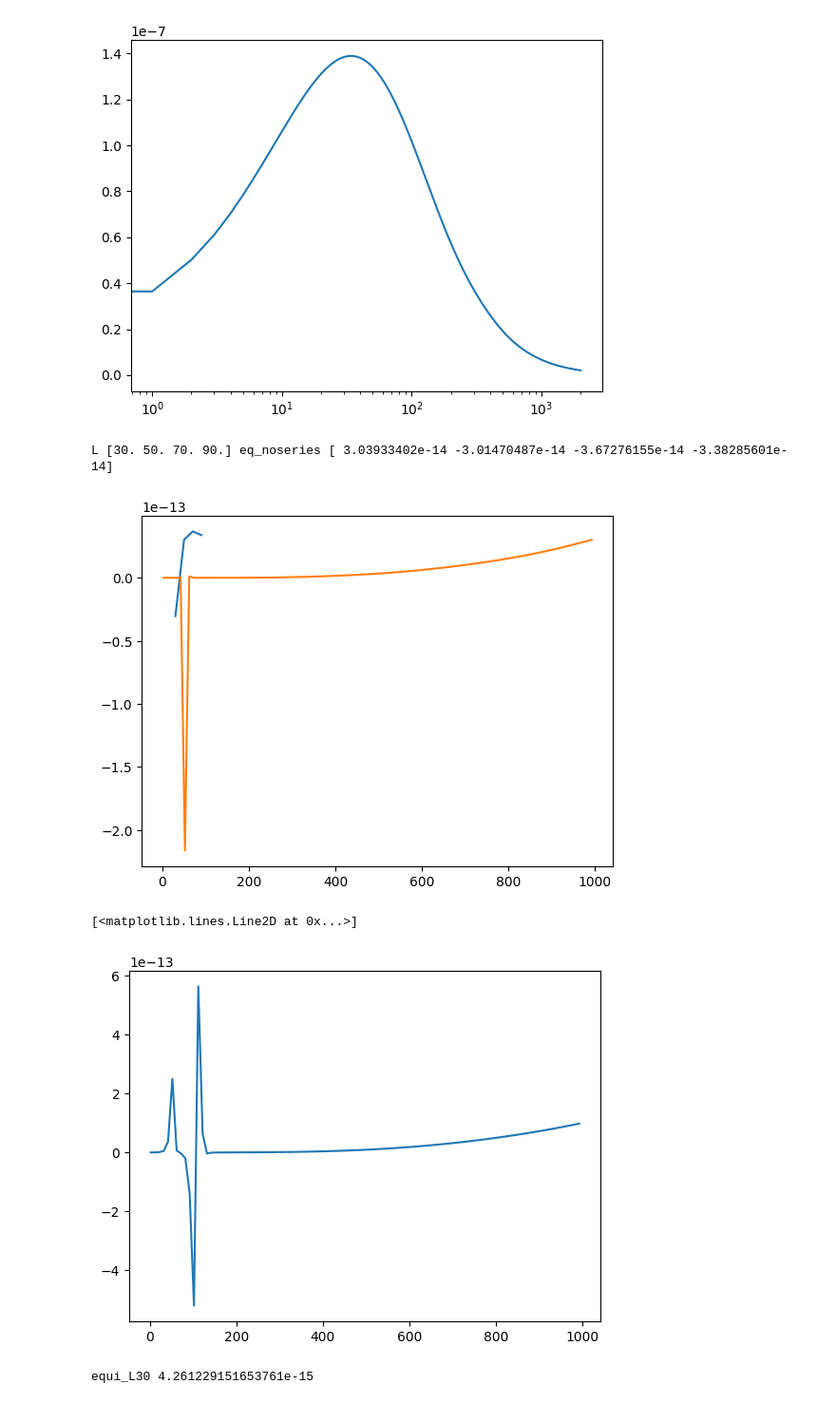
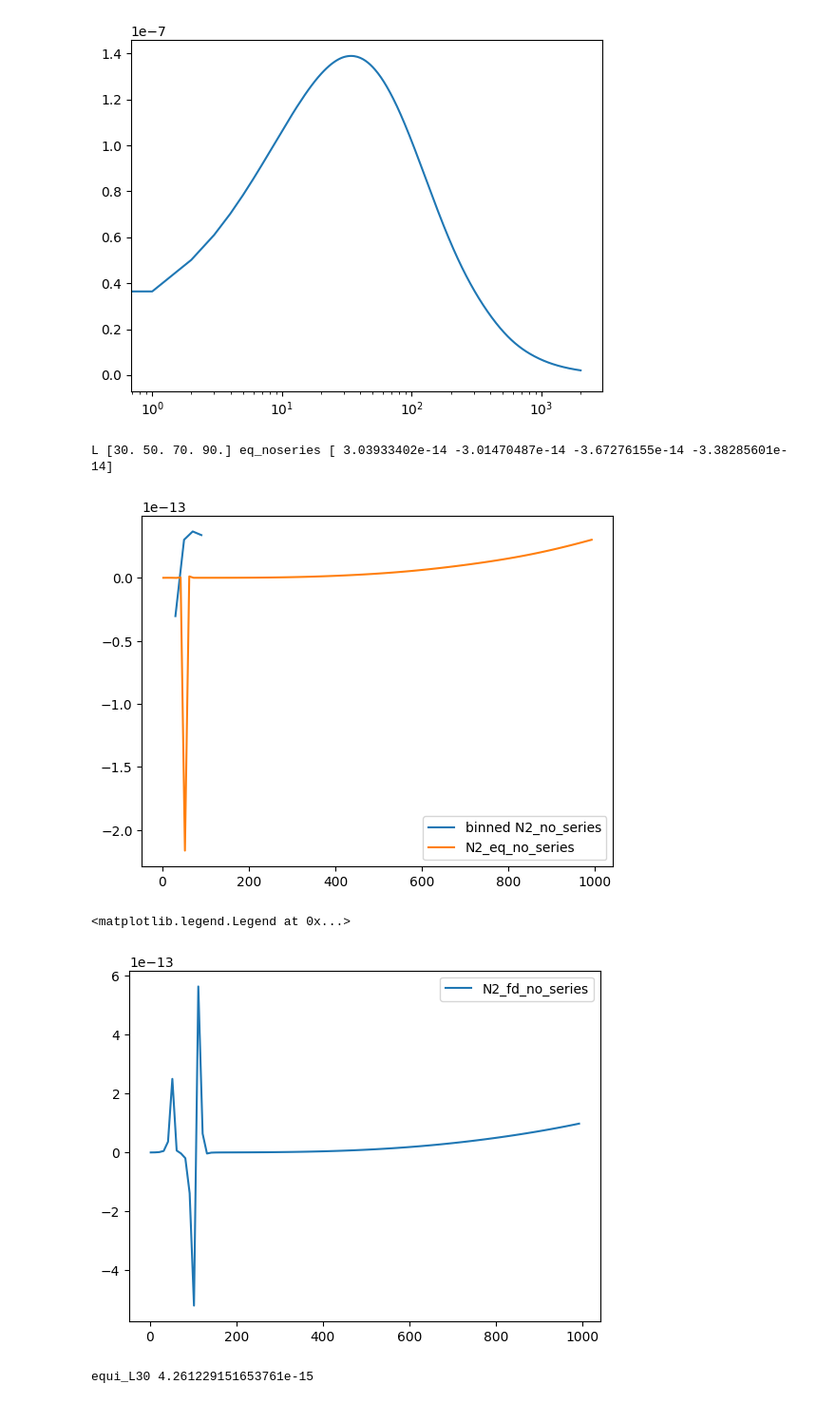
Before and after one commit to aleksandrbowkis/bispec_opt_est, a Jupyter notebook: N2_numerical/Binning_effects/Visualisation/N2_tests.ipynb, the cells around one changed output. Shown at 95% size. Saved outputs shown, nothing was run; the diff lists cells and outputs as text; code cells hidden in the pictures.

```diff
--- a/N2_numerical/Binning_effects/Visualisation/N2_tests.ipynb
+++ b/N2_numerical/Binning_effects/Visualisation/N2_tests.ipynb
@@ -54,19 +54,21 @@ plt.show()
 # %%
 # Import N2 no series equilateral binned full result
 L_eq_noseries_bin, eq_noseries_bin = np.load('/home/amb257/kappa_bispec/bispec_opt_est/N2_numerical/Binning_effects/outputs/no_series_binned_equilateral.npy')
 print('L', L_eq_noseries_bin,'eq_noseries', eq_noseries_bin)
 plt.plot(L_eq_noseries_bin, -1*eq_noseries_bin, label='binned N2_no_series')
 
 L_eq_noseries, eq_noseries = np.loadtxt('/home/amb257/kappa_bispec/bispec_opt_est/N2_numerical/Binning_effects/outputs/noseries_equilN2_from_full_int.txt')
 plt.plot(L_eq_noseries, -1*eq_noseries, label='N2_eq_no_series')
+plt.legend()
 plt.show()
 L_fd_noseries, fd_noseries = np.loadtxt('/home/amb257/kappa_bispec/bispec_opt_est/N2_numerical/Binning_effects/outputs/noseries_foldN2_from_full_int.txt')
 plt.plot(L_fd_noseries, -1*fd_noseries, label='N2_fd_no_series')
+plt.legend()
 # %% [output]
 L [30. 50. 70. 90.] eq_noseries [ 3.03933402e-14 -3.01470487e-14 -3.67276155e-14 -3.38285601e-14]
-[figure, old version]
+[figure, new version]
-[<matplotlib.lines.Line2D at 0x...>]
+<matplotlib.legend.Legend at 0x...>
-[figure, old version]
+[figure, new version]
 # %%
 LensingL, testquad = np.loadtxt('../../No_l_factors_mathematica_TEST_quad_equi.txt')
 L_eq_rlmax3k, N2_eq_rlmax3k = np.loadtxt('../../Low_L_equi_rlmax3000.txt')
```
Also changed, not shown: parts of 5 cells of this notebook, 46 other files.
